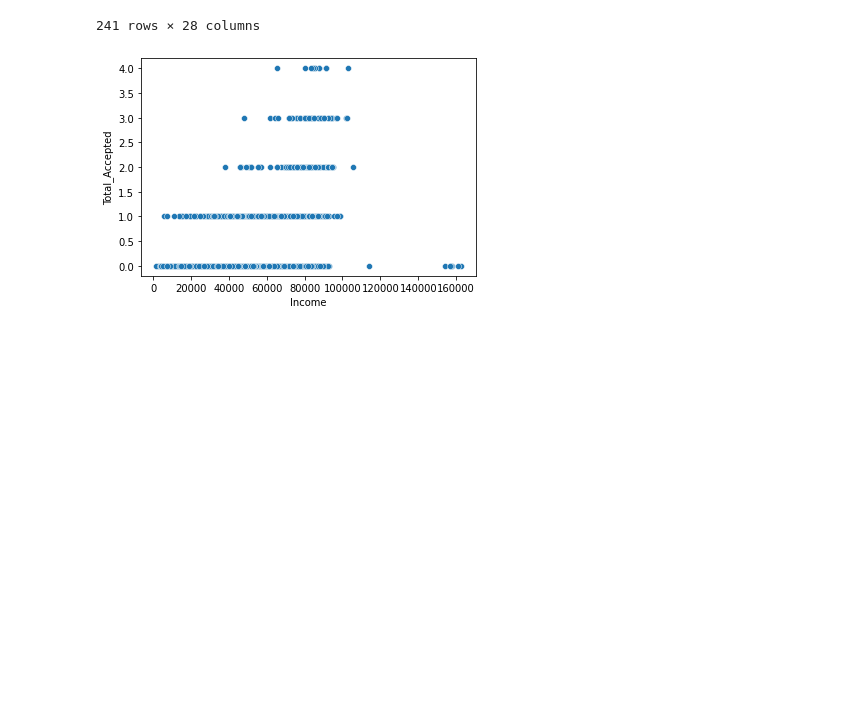
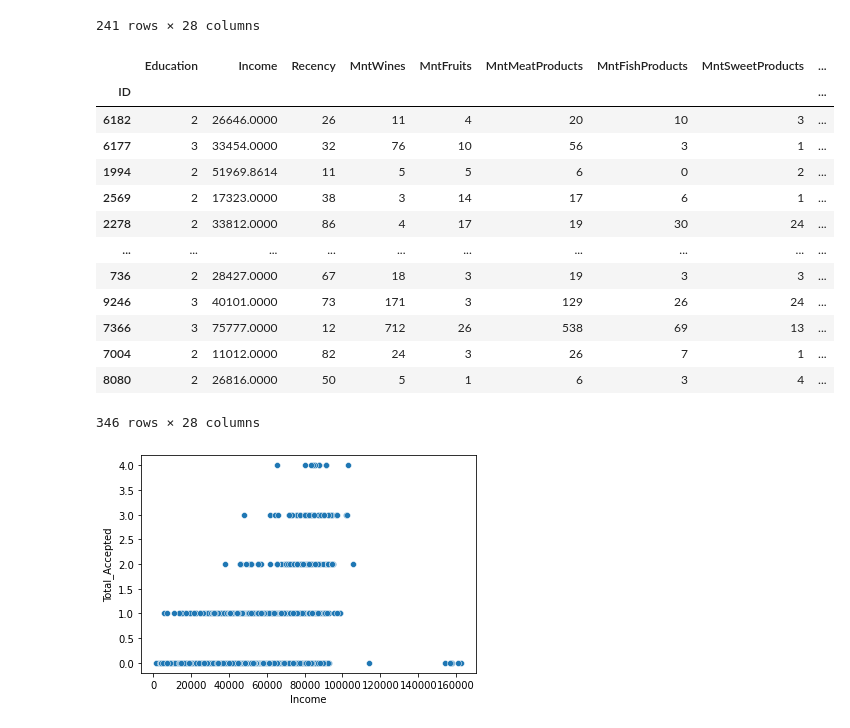
Before and after one commit to Pedro4010/caseifood, a Jupyter notebook: caseifood.ipynb, the cells around one changed output. Cells and saved outputs as stored; diff of their text form; code cells hidden in the pictures; blank space fills up the shorter version.

```diff
--- a/caseifood.ipynb
+++ b/caseifood.ipynb
@@ -400,6 +400,24 @@ customers_deals
 | 4201 | 2 | 57967.0 | 39 | 229 | 7 | 137 | 4 | 0 | ... |
 | 4001 | 3 | 64014.0 | 56 | 406 | 0 | 30 | 0 | 0 | ... |
 241 rows × 28 columns
+# %%
+customers_age = customers[customers['Age']<=40]
+customers_age
+# %% [output]
+|  | Education | Income | Recency | MntWines | MntFruits | MntMeatProducts | MntFishProducts | MntSweetProducts | ... |
+| ID |  |  |  |  |  |  |  |  | ... |
+| 6182 | 2 | 26646.0000 | 26 | 11 | 4 | 20 | 10 | 3 | ... |
+| 6177 | 3 | 33454.0000 | 32 | 76 | 10 | 56 | 3 | 1 | ... |
+| 1994 | 2 | 51969.8614 | 11 | 5 | 5 | 6 | 0 | 2 | ... |
+| 2569 | 2 | 17323.0000 | 38 | 3 | 14 | 17 | 6 | 1 | ... |
+| 2278 | 2 | 33812.0000 | 86 | 4 | 17 | 19 | 30 | 24 | ... |
+| ... | ... | ... | ... | ... | ... | ... | ... | ... | ... |
+| 736 | 2 | 28427.0000 | 67 | 18 | 3 | 19 | 3 | 3 | ... |
+| 9246 | 3 | 40101.0000 | 73 | 171 | 3 | 129 | 26 | 24 | ... |
+| 7366 | 3 | 75777.0000 | 12 | 712 | 26 | 538 | 69 | 13 | ... |
+| 7004 | 2 | 11012.0000 | 82 | 24 | 3 | 26 | 7 | 1 | ... |
+| 8080 | 2 | 26816.0000 | 50 | 5 | 1 | 6 | 3 | 4 | ... |
+346 rows × 28 columns
 # %%
 sns.scatterplot(x="Income", y = "Total_Accepted", data=customers)
 plt.show()
```
Also changed, not shown: parts of 1 cell of this notebook.
